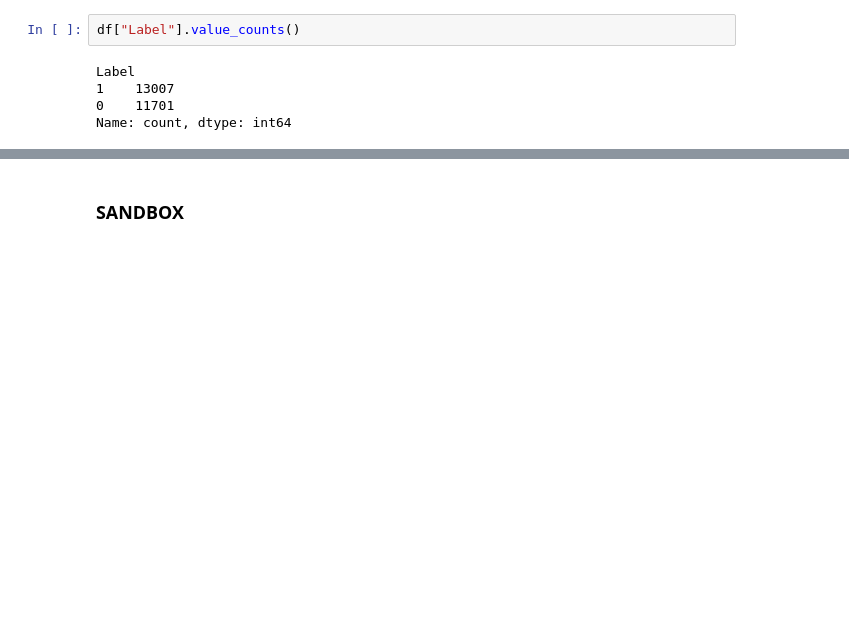
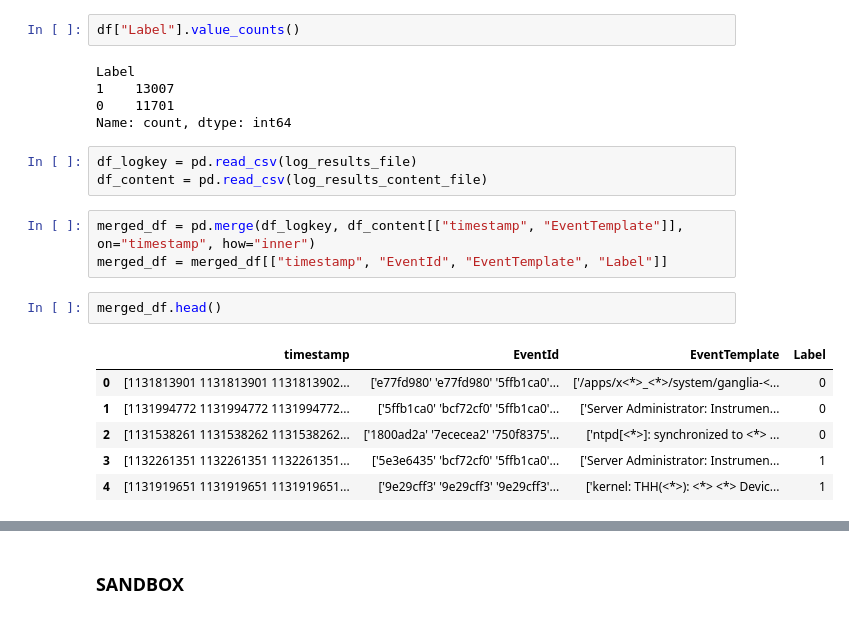
Before and after one commit to frinaldisyauqi/log-anomaly-bart, a Jupyter notebook: 01. Log Extract and Parsing.ipynb, the cells around one changed output, grey strips where cells are left out. Saved outputs shown, nothing was run; the diff lists cells and outputs as text; blank space fills up the shorter version.

```diff
--- a/01. Log Extract and Parsing.ipynb
+++ b/01. Log Extract and Parsing.ipynb
@@ -557,3 +628,18 @@ Label
 1    13007
 0    11701
 Name: count, dtype: int64
+# %%
+df_logkey = pd.read_csv(log_results_file)
+df_content = pd.read_csv(log_results_content_file)
+# %%
+merged_df = pd.merge(df_logkey, df_content[["timestamp", "EventTemplate"]], on="timestamp", how="inner")
+merged_df = merged_df[["timestamp", "EventId", "EventTemplate", "Label"]]
+# %%
+merged_df.head()
+# %% [output]
+|  | timestamp | EventId | EventTemplate | Label |
+| 0 | [1131813901 1131813901 1131813902... | ['e77fd980' 'e77fd980' '5ffb1ca0'... | ['/apps/x<*>_<*>/system/ganglia-<... | 0 |
+| 1 | [1131994772 1131994772 1131994772... | ['5ffb1ca0' 'bcf72cf0' '5ffb1ca0'... | ['Server Administrator: Instrumen... | 0 |
+| 2 | [1131538261 1131538262 1131538262... | ['1800ad2a' '7ececea2' '750f8375'... | ['ntpd[<*>]: synchronized to <*> ... | 0 |
+| 3 | [1132261351 1132261351 1132261351... | ['5e3e6435' 'bcf72cf0' '5ffb1ca0'... | ['Server Administrator: Instrumen... | 1 |
+| 4 | [1131919651 1131919651 1131919651... | ['9e29cff3' '9e29cff3' '9e29cff3'... | ['kernel: THH(<*>): <*> <*> Devic... | 1 |
```
Also changed, not shown: parts of 26 cells of this notebook, 13 other files.
